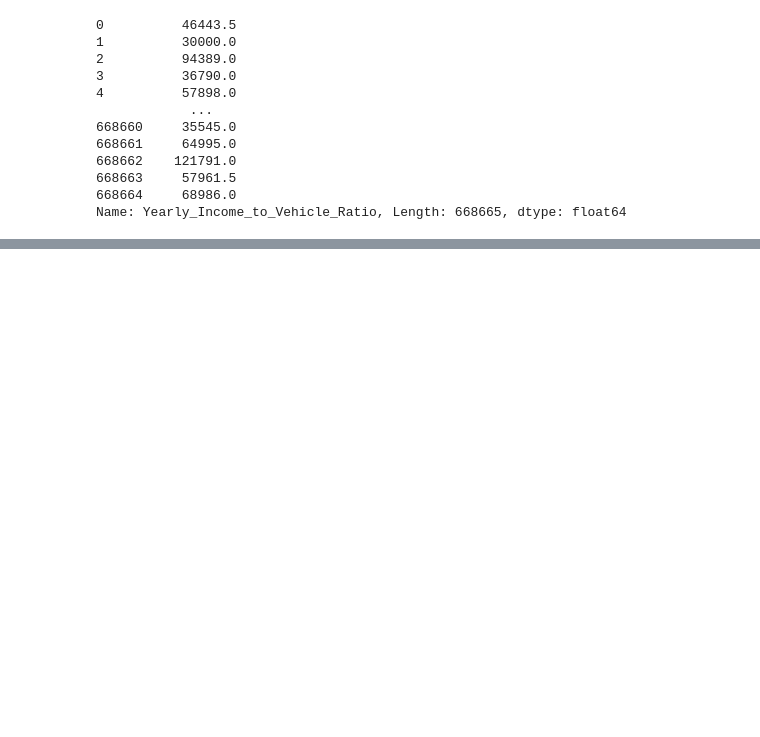
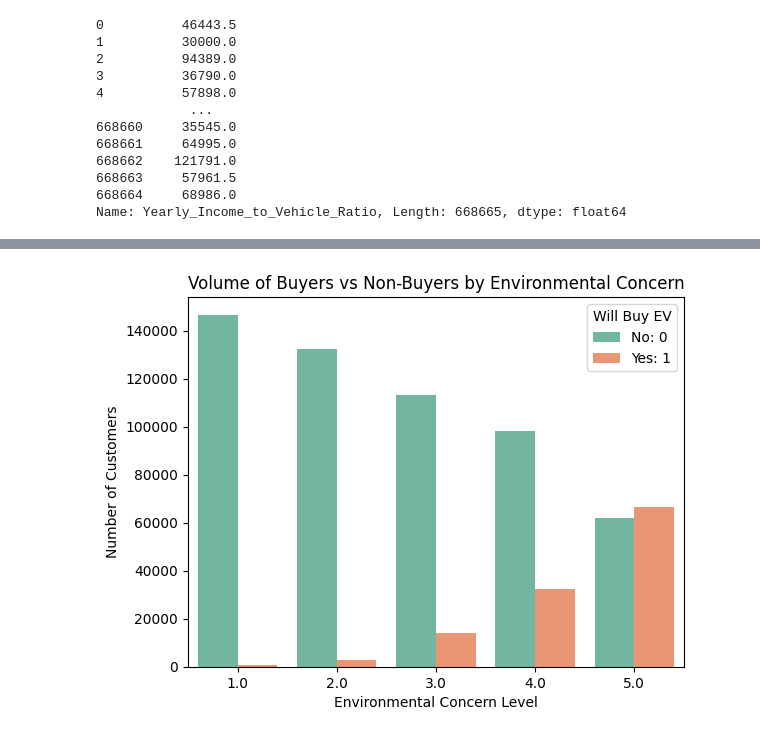
Before and after one commit to ArnoldG8/Predicting_EV_Purchases_Kaggle, a Jupyter notebook: arnold-aijuka-predicting-electric-vehicle-purchase.ipynb, the cells around one changed output, grey strips where cells are left out. Drawn from its saved outputs; the diff is of its cells as text; code cells hidden in the pictures; blank space fills up the shorter version.

```diff
--- a/arnold-aijuka-predicting-electric-vehicle-purchase.ipynb
+++ b/arnold-aijuka-predicting-electric-vehicle-purchase.ipynb
@@ -117,0 +184,11 @@ train_csv.head()
+# %%
+# A countplot to view how many people in each concern level actually bought an EV
+sns.countplot(data=train_csv, x='Environmental_Concern_Level', hue='Will_Buy_EV', palette='Set2')
+
+plt.title('Volume of Buyers vs Non-Buyers by Environmental Concern')
+plt.ylabel('Number of Customers')
+plt.xlabel('Environmental Concern Level')
+plt.legend(title='Will Buy EV', labels=['No: 0', 'Yes: 1'])
+plt.show()
+# %% [output]
+[figure, added]
```
Also changed, not shown: parts of 12 cells of this notebook.
